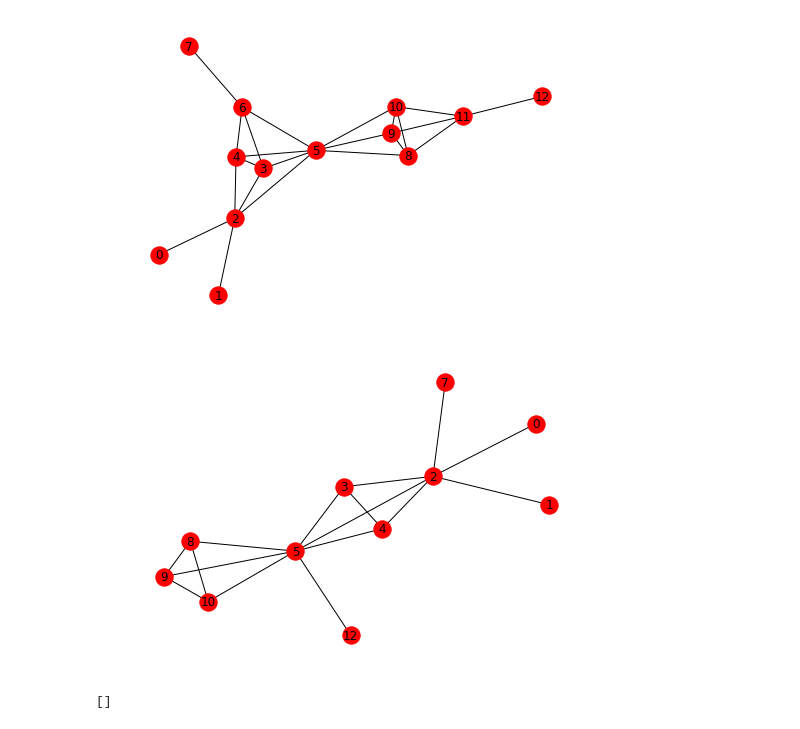
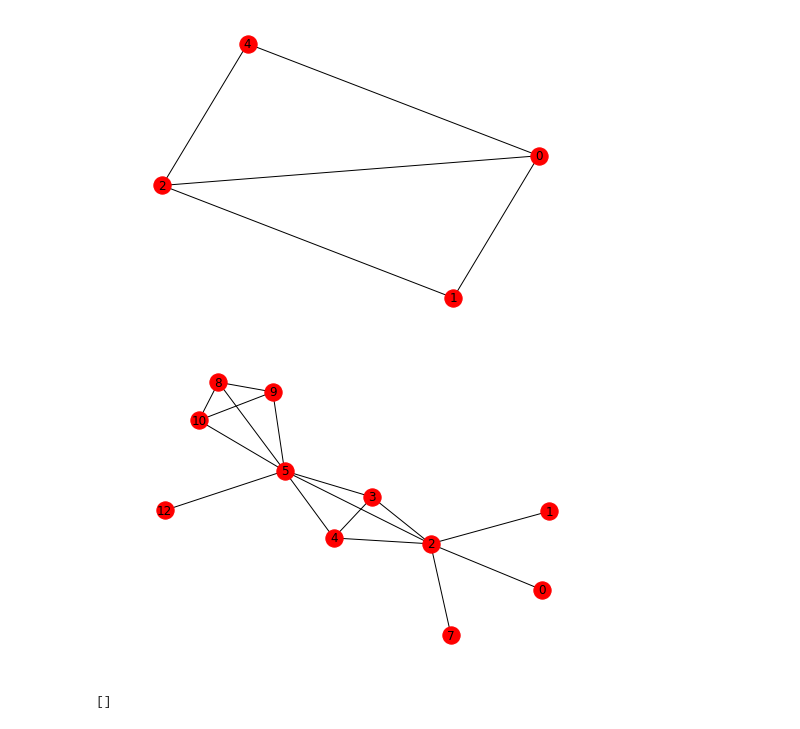
Before and after one commit to Mellaba/Thesis, a Jupyter notebook: Merge.ipynb, the cells around one changed output. Cells and saved outputs as stored; diff of their text form; code cells hidden in the pictures.

```diff
--- a/Merge.ipynb
+++ b/Merge.ipynb
@@ -45,60 +45,54 @@ def symmetry(G, k):
                 mergable_nodes[i][1] = node_a
 
     return G
+
+def create_edge(G, K, node_1, node_2):
+    if node_1 != node_2:
+        G.add_edge(node_1, node_2)
+
+    for clique in nx.cliques_containing_node(G, nodes=node_1):
+        if node_2 in clique and len(clique) > K:
+            G.remove_edge(node_1, node_2)
+
+    return G
 # %%
 G = nx.Graph()
+G.add_edge(0,1)
 G.add_edge(0,2)
+G.add_edge(0,4)
 G.add_edge(1,2)
-G.add_edge(2,3)
 G.add_edge(2,4)
-G.add_edge(2,5)
-G.add_edge(3,4)
-G.add_edge(3,5)
-G.add_edge(4,5)
-G.add_edge(6,3)
-G.add_edge(6,4)
-G.add_edge(6,5)
-G.add_edge(6,7)
-G.add_edge(5,8)
-G.add_edge(5,9)
-G.add_edge(5,10)
-G.add_edge(8,9)
-G.add_edge(8,10)
-G.add_edge(9,10)
-G.add_edge(11,8)
-G.add_edge(11,9)
-G.add_edge(11,10)
-G.add_edge(11,12)
 
-#G = symmetry(G, 4)
+
+G = create_edge(G, 3, 1, 4)
 
 F = nx.Graph()
 F.add_edge(0,2)
 F.add_edge(1,2)
 F.add_edge(2,3)
 F.add_edge(2,4)
 F.add_edge(2,5)
 F.add_edge(3,4)
 F.add_edge(3,5)
 F.add_edge(4,5)
 F.add_edge(2,7)
 F.add_edge(5,8)
 F.add_edge(5,9)
 F.add_edge(5,10)
 F.add_edge(8,9)
 F.add_edge(8,10)
 F.add_edge(9,10)
 F.add_edge(5,10)
 F.add_edge(5,12)
 
 nx.draw(G,with_labels = True)
 plt.show()
 
 nx.draw(F,with_labels = True)
 plt.show()
 # %% [output]
-[figure, old version]
+[figure, new version]
-[figure, old version]
+[figure, new version]
 # %%
 G = nx.Graph()
 G.add_nodes_from(range(1))
```
Also changed, not shown: 4 other files.
